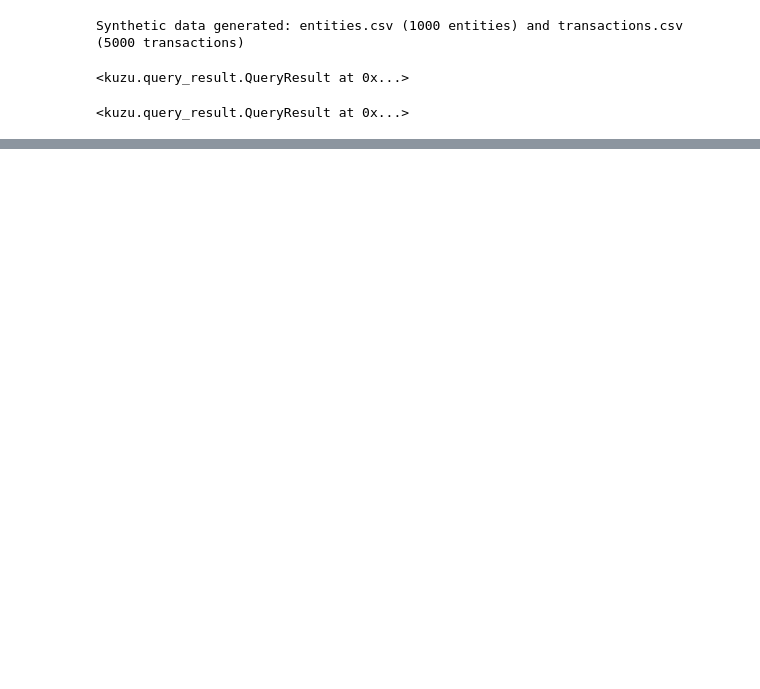
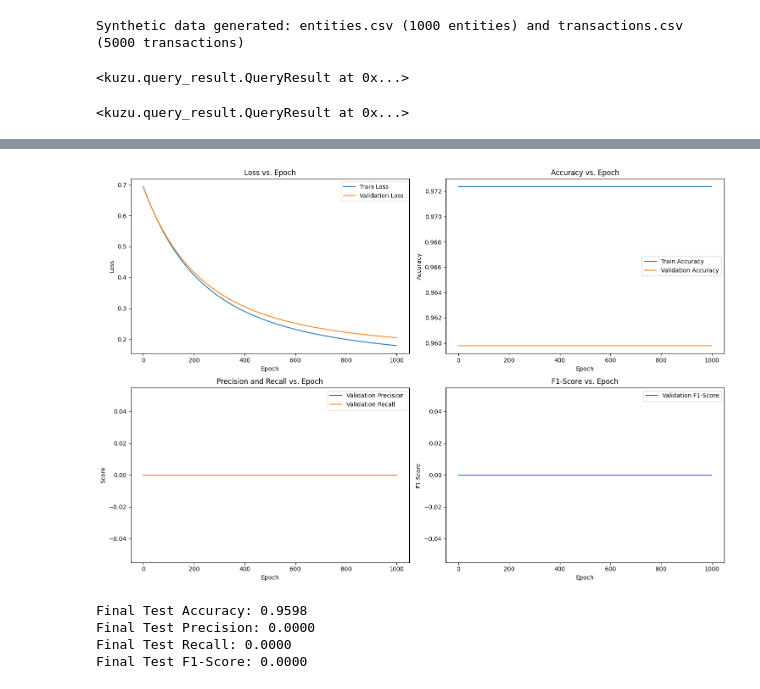
Before and after one commit to ch4444rlie/MoneyLaundering, a Jupyter notebook: data_database.ipynb, the cells around one changed output, grey strips where cells are left out. Drawn from its saved outputs; the diff is of its cells as text; code cells hidden in the pictures; blank space fills up the shorter version.

```diff
--- a/data_database.ipynb
+++ b/data_database.ipynb
@@ -245,0 +533,53 @@ Potential smurfing (small transactions):
+# %%
+# Plot metrics
+plt.figure(figsize=(15, 10))
+
+# Loss plot
+plt.subplot(2, 2, 1)
+plt.plot(train_losses, label='Train Loss')
+plt.plot(val_losses, label='Validation Loss')
+plt.title('Loss vs. Epoch')
+plt.xlabel('Epoch')
+plt.ylabel('Loss')
+plt.legend()
+
+# Accuracy plot
+plt.subplot(2, 2, 2)
+plt.plot(train_accuracies, label='Train Accuracy')
+plt.plot(val_accuracies, label='Validation Accuracy')
+plt.title('Accuracy vs. Epoch')
+plt.xlabel('Epoch')
+plt.ylabel('Accuracy')
+plt.legend()
+
+# Precision and Recall plot
+plt.subplot(2, 2, 3)
+plt.plot(val_precisions, label='Validation Precision')
+plt.plot(val_recalls, label='Validation Recall')
+plt.title('Precision and Recall vs. Epoch')
+plt.xlabel('Epoch')
+plt.ylabel('Score')
+plt.legend()
+
+# F1-score plot
+plt.subplot(2, 2, 4)
+plt.plot(val_f1s, label='Validation F1-Score')
+plt.title('F1-Score vs. Epoch')
+plt.xlabel('Epoch')
+plt.ylabel('F1-Score')
+plt.legend()
+
+plt.tight_layout()
+plt.show()
+
+# Final evaluation
+print(f"Final Test Accuracy: {val_accuracies[-1]:.4f}")
+print(f"Final Test Precision: {val_precisions[-1]:.4f}")
+print(f"Final Test Recall: {val_recalls[-1]:.4f}")
+print(f"Final Test F1-Score: {val_f1s[-1]:.4f}")
+# %% [output]
+[figure, added]
+Final Test Accuracy: 0.9598
+Final Test Precision: 0.0000
+Final Test Recall: 0.0000
+Final Test F1-Score: 0.0000
```
Also changed, not shown: parts of 6 cells of this notebook, 5 other files.
